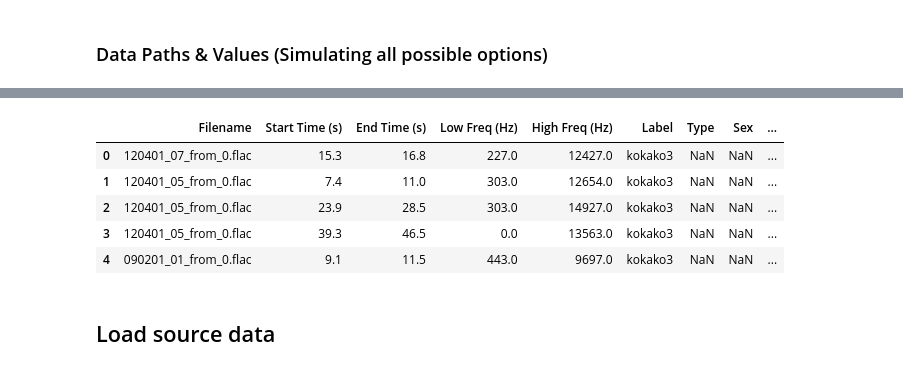
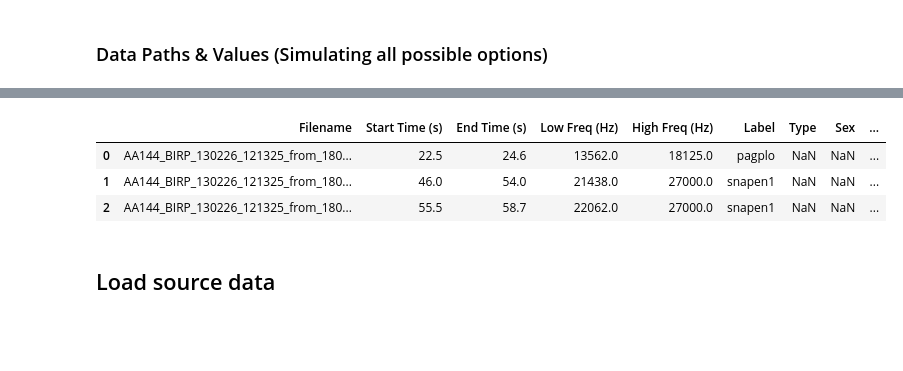
Before and after one commit to Wologman/wildpytools, a Jupyter notebook: demo_notebooks/bird_call_reformat.ipynb, the cells around one changed output, grey strips where cells are left out. Drawn from its saved outputs; the diff is of its cells as text; code cells hidden in the pictures; blank space fills up the shorter version.

```diff
--- a/demo_notebooks/bird_call_reformat.ipynb
+++ b/demo_notebooks/bird_call_reformat.ipynb
@@ -90,16 +90,17 @@ from pathlib import Path
 project_root = str(Path().resolve().parent)
 # %%
 #Note: 'anqa_destn' must differ from source directory if saving new audio files
-
+source_type = 'anqa' #'bc-zenodo', #any of: 'anqa', 'raven', 'birdclef', 'bc-zenodo', 'avianz', 'freebird'
 notebook_use = {'project_root': project_root,
-                'anqa_destn': project_root + '/data/sample_label_formats/anqa_from_anqa',
-                'source_type': 'anqa', #'bc-zenodo', #any of: 'anqa', 'raven', 'birdclef', 'bc-zenodo', 'avianz', 'freebird'
+                'source_type': source_type,
+                'anqa_destn': project_root + f'/data/sample_label_formats/small_anqa_datasets/anqa_from_{source_type}',
+                'merger_folder': project_root +  '/data/sample_label_formats/small_anqa_datasets',
                 'debug': True,
                 'max_seconds': 60,  #Segment and/or crop any data type to this maximum length
                 'crop_method': 'keep_all', #any of 'keep_all', 'random',  in future: 'max_annotations', 'max_detections'
                 'padding': None, # Any of 'pad', 'noise', 'zero', None
                 'save_new_flac_files': True, # If true the original source will be re-written into .flac files of length max_seconds
-                'tabular_save_suffix': 'csv' #csv
+                'tabular_save_suffix': 'parquet' #csv
                 }
 # %% [markdown]
 ### Imports
@@ -152,16 +154,16 @@ update_metadata_dict = {'collection': 'crown_jewels',
                         'longitude': -118.5,
                         'author' : 'Mr Bigglesworth',
                         'licence': 'some_licence',
-                        #'recorded_on': None,            #2025-12-23 09:15:30
+                        #'recorded_on': 025-12-23 09:15:30,
                         'collection' : 'birdclef_22',
                         'reviewed_on' : '2025-12-23 09:15:30',
                         'reviewed_by': 'Joe Blogs',
                         'models_used' : "['model_1']"
                         }
 
-anqa_data = {'audio_files': project_root + '/data/sample_label_formats/converted_to_anqa/audio',
-              'metadata_path': project_root + '/data/sample_label_formats/converted_to_anqa/metadata.csv',
-              'labels_path': project_root + '/data/sample_label_formats/converted_to_anqa/annotations.csv',
+anqa_data = {'audio_files': project_root + '/data/sample_label_formats/anqa_from_freebird/audio',
+              'metadata_path': project_root + '/data/sample_label_formats/anqa_from_freebird/metadata.csv',
+              'labels_path': project_root + '/data/sample_label_formats/anqa_from_freebird/annotations.csv',
               'naming_csv': project_root + '/data/sample_label_formats/birdclef/metadata/naming.csv',
               'naming_cols' : {'source_name': 'eBird','save_name': 'eBird'},
              }
@@ -253,6 +255,7 @@ class FilePaths():
         self.ANQA_DESTN.mkdir(parents=True, exist_ok=True)
         self.ANNOTATIONS_DESTN = self.ANQA_DESTN / f'annotations.{_tabular_save_suffix}'
         self.METADATA_DESTN = self.ANQA_DESTN / f'metadata.{_tabular_save_suffix}'
+        self.MULTI_ANQA_FLDR = notebook_use['merger_folder']
 
 config = Config(notebook_use, data_sources)
 paths = FilePaths(notebook_use, data_sources)
@@ -272,14 +275,12 @@ if paths.METADATA:
 # %%
 if paths.ANNOTATION_SRC:
     testing = pd.read_csv(paths.ANNOTATION_SRC)
-    display(testing.head())
+    display(testing.head(3))
 # %% [output]
 |  | Filename | Start Time (s) | End Time (s) | Low Freq (Hz) | High Freq (Hz) | Label | Type | Sex | ... |
-| 0 | 120401_07_from_0.flac | 15.3 | 16.8 | 227.0 | 12427.0 | kokako3 | NaN | NaN | ... |
-| 1 | 120401_05_from_0.flac | 7.4 | 11.0 | 303.0 | 12654.0 | kokako3 | NaN | NaN | ... |
-| 2 | 120401_05_from_0.flac | 23.9 | 28.5 | 303.0 | 14927.0 | kokako3 | NaN | NaN | ... |
-| 3 | 120401_05_from_0.flac | 39.3 | 46.5 | 0.0 | 13563.0 | kokako3 | NaN | NaN | ... |
-| 4 | 090201_01_from_0.flac | 9.1 | 11.5 | 443.0 | 9697.0 | kokako3 | NaN | NaN | ... |
+| 0 | AA144_BIRP_130226_121325_from_180... | 22.5 | 24.6 | 13562.0 | 18125.0 | pagplo | NaN | NaN | ... |
+| 1 | AA144_BIRP_130226_121325_from_180... | 46.0 | 54.0 | 21438.0 | 27000.0 | snapen1 | NaN | NaN | ... |
+| 2 | AA144_BIRP_130226_121325_from_180... | 55.5 | 58.7 | 22062.0 | 27000.0 | snapen1 | NaN | NaN | ... |
 # %%
 class VoiceDetector():
     def __init__(self, chunk_len, threshold=0.1, no_voice=0, voice=20):
```
Also changed, not shown: parts of 18 cells of this notebook.
